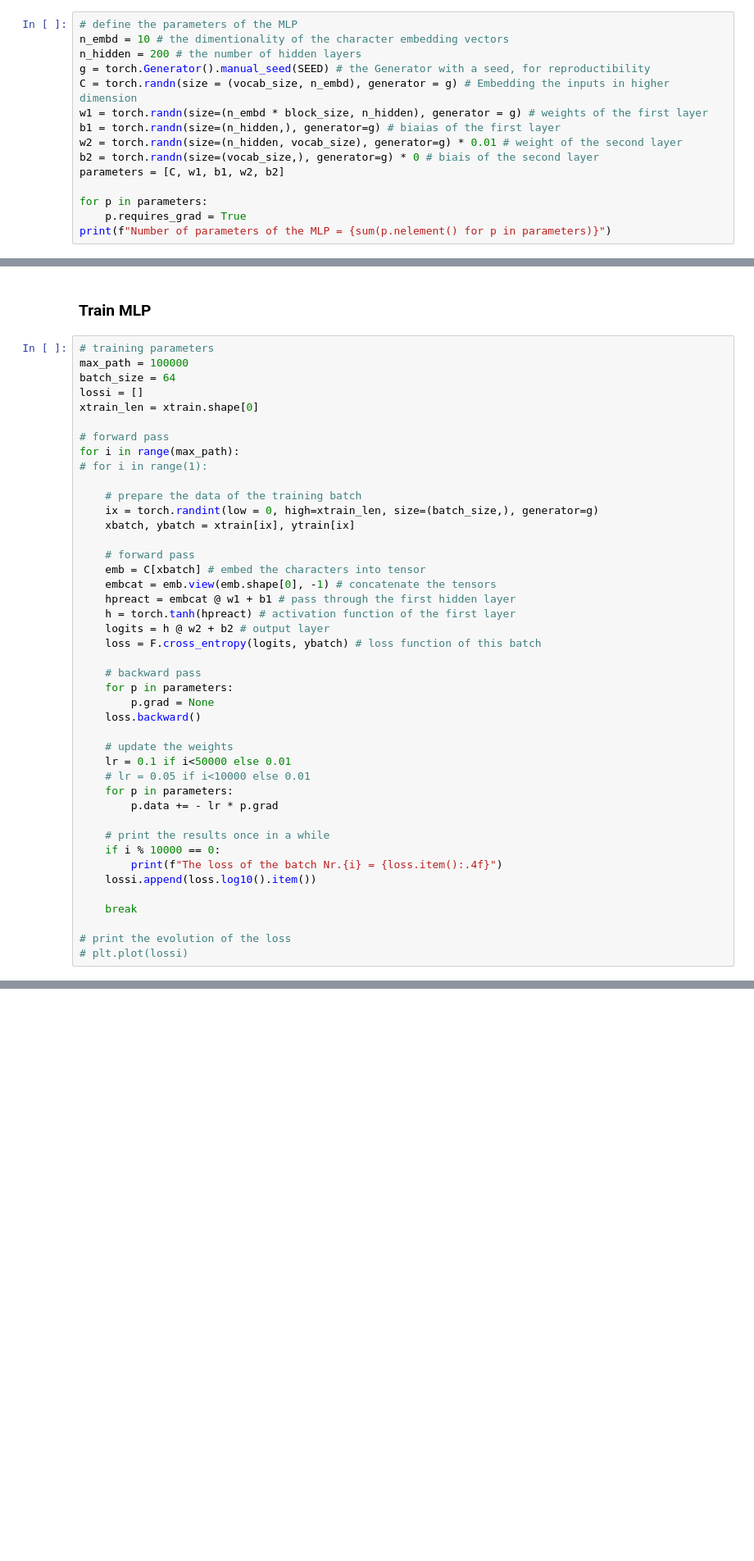
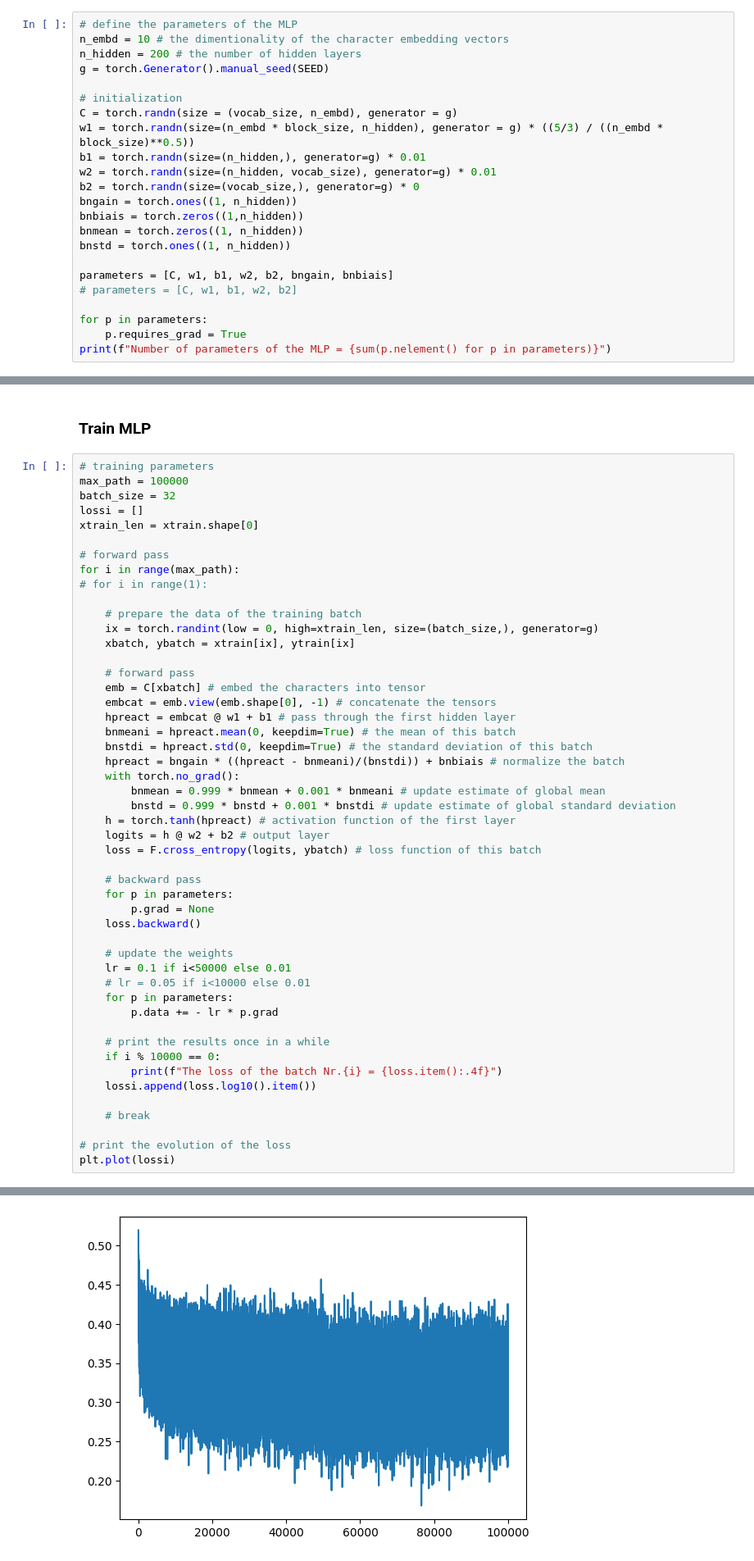
Before and after one commit to sylvainHellin/makemore, a Jupyter notebook: building makemore part 3.ipynb, the cells around one changed output, grey strips where cells are left out. Shown: that part at 82% size. Saved outputs shown, nothing was run; the diff lists cells and outputs as text; blank space fills up the shorter version.

Commit message:
added batch normalization

```diff
--- a/building makemore part 3.ipynb
+++ b/building makemore part 3.ipynb
@@ -59,13 +59,21 @@ xdev, ydev = buildDatasets(names[n2:]) # 10 %
 # define the parameters of the MLP
 n_embd = 10 # the dimentionality of the character embedding vectors
 n_hidden = 200 # the number of hidden layers
-g = torch.Generator().manual_seed(SEED) # the Generator with a seed, for reproductibility
-C = torch.randn(size = (vocab_size, n_embd), generator = g) # Embedding the inputs in higher dimension
-w1 = torch.randn(size=(n_embd * block_size, n_hidden), generator = g) # weights of the first layer
-b1 = torch.randn(size=(n_hidden,), generator=g) # biaias of the first layer
-w2 = torch.randn(size=(n_hidden, vocab_size), generator=g) * 0.01 # weight of the second layer
-b2 = torch.randn(size=(vocab_size,), generator=g) * 0 # biais of the second layer
-parameters = [C, w1, b1, w2, b2]
+g = torch.Generator().manual_seed(SEED)
+
+# initialization
+C = torch.randn(size = (vocab_size, n_embd), generator = g)
+w1 = torch.randn(size=(n_embd * block_size, n_hidden), generator = g) * ((5/3) / ((n_embd * block_size)**0.5))
+b1 = torch.randn(size=(n_hidden,), generator=g) * 0.01
+w2 = torch.randn(size=(n_hidden, vocab_size), generator=g) * 0.01
+b2 = torch.randn(size=(vocab_size,), generator=g) * 0
+bngain = torch.ones((1, n_hidden))
+bnbiais = torch.zeros((1,n_hidden))
+bnmean = torch.zeros((1, n_hidden))
+bnstd = torch.ones((1, n_hidden))
+
+parameters = [C, w1, b1, w2, b2, bngain, bnbiais]
+# parameters = [C, w1, b1, w2, b2]
 
 for p in parameters:
     p.requires_grad = True
@@ -77,7 +85,7 @@ Number of parameters of the MLP = 11897
 # %%
 # training parameters
 max_path = 100000
-batch_size = 64
+batch_size = 32
 lossi = []
 xtrain_len = xtrain.shape[0]
 
@@ -93,6 +101,12 @@ for i in range(max_path):
 	emb = C[xbatch] # embed the characters into tensor
 	embcat = emb.view(emb.shape[0], -1) # concatenate the tensors
 	hpreact = embcat @ w1 + b1 # pass through the first hidden layer
+	bnmeani = hpreact.mean(0, keepdim=True) # the mean of this batch
+	bnstdi = hpreact.std(0, keepdim=True) # the standard deviation of this batch
+	hpreact = bngain * ((hpreact - bnmeani)/(bnstdi)) + bnbiais # normalize the batch
+	with torch.no_grad():
+		bnmean = 0.999 * bnmean + 0.001 * bnmeani # update estimate of global mean
+		bnstd = 0.999 * bnstd + 0.001 * bnstdi # update estimate of global standard deviation
 	h = torch.tanh(hpreact) # activation function of the first layer
 	logits = h @ w2 + b2 # output layer
 	loss = F.cross_entropy(logits, ybatch) # loss function of this batch
@@ -113,8 +127,8 @@ for i in range(max_path):
 		print(f"The loss of the batch Nr.{i} = {loss.item():.4f}")
 	lossi.append(loss.log10().item())
 
-	break
+	# break
 
 # print the evolution of the loss
-# plt.plot(lossi)
+plt.plot(lossi)
 # %% [output]
@@ -121,0 +146 @@ The loss of the batch Nr.0 = 3.3106
+[figure, added]
```
Also changed, not shown: parts of 5 cells of this notebook.
